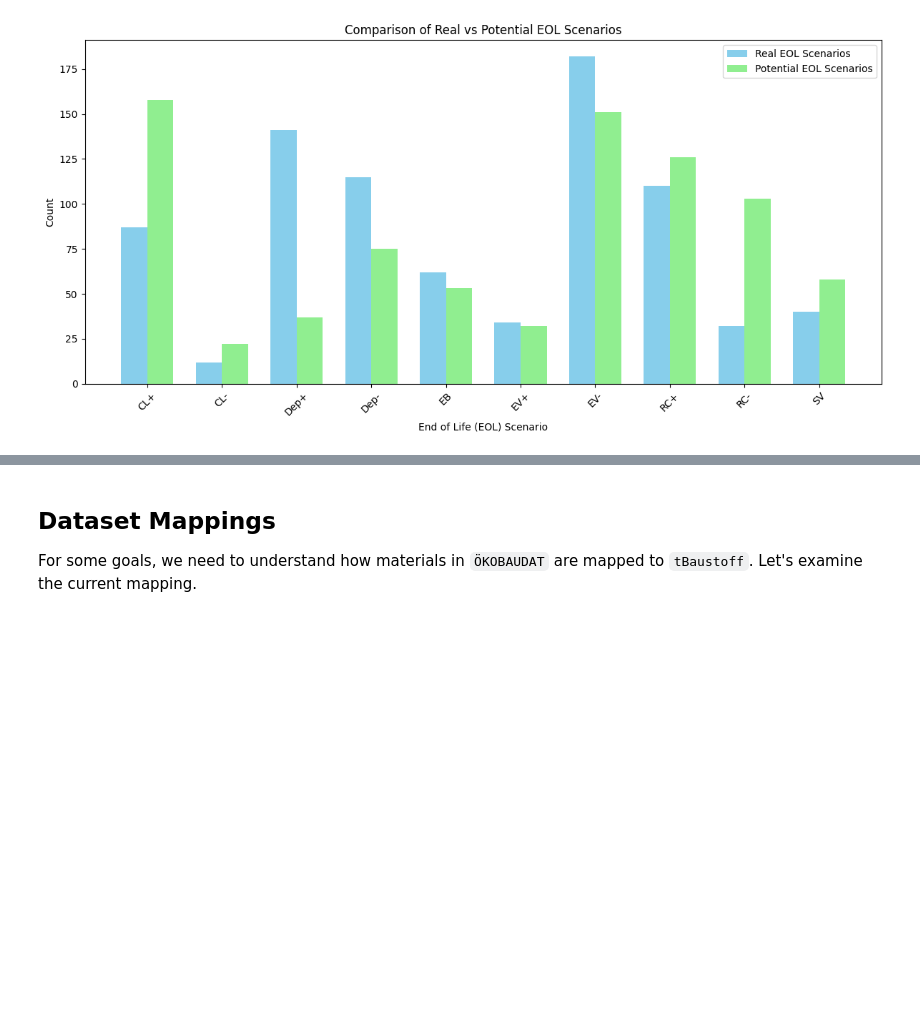
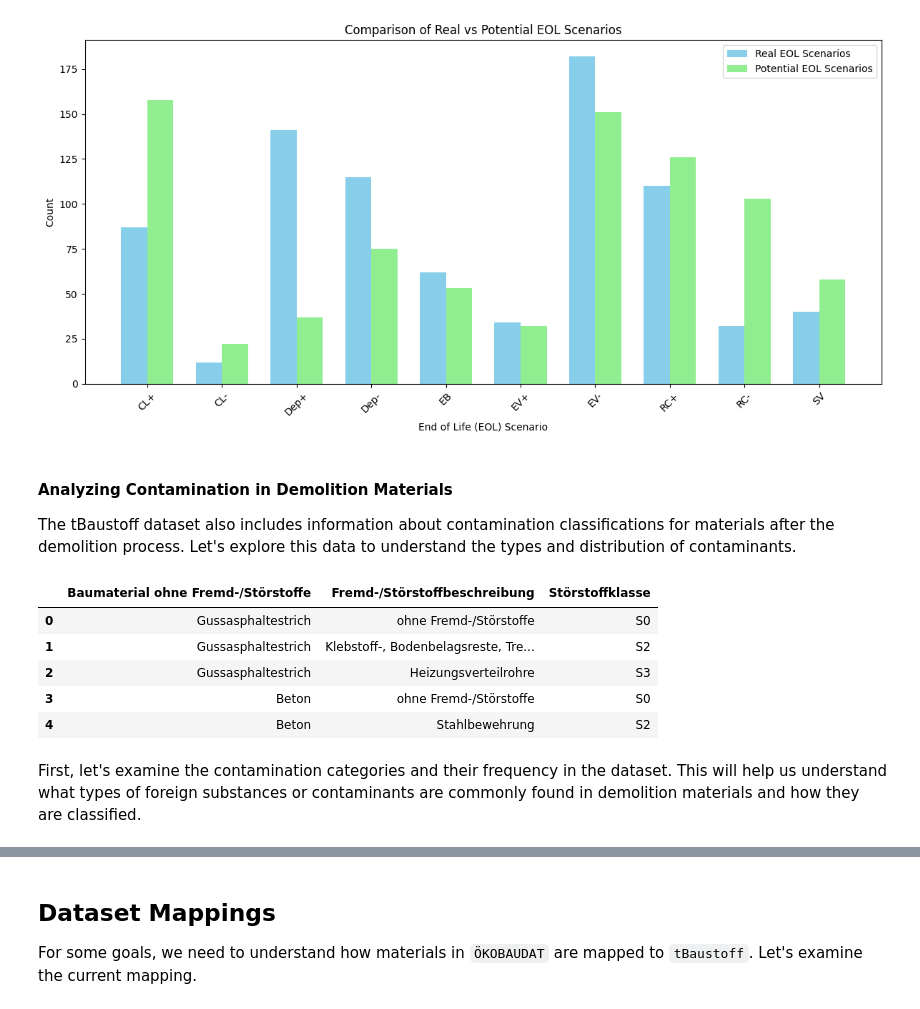
Before and after one commit to n3xtcoder/ai4impact-bbsr, a Jupyter notebook: data_exploration.ipynb, the cells around one changed output, grey strips where cells are left out. Cells and saved outputs as stored; diff of their text form; code cells hidden in the pictures; blank space fills up the shorter version.

```diff
--- a/data_exploration.ipynb
+++ b/data_exploration.ipynb
@@ -309,3 +310,20 @@ plt.tight_layout()
 plt.show()
 # %% [output]
 [figure]
+# %% [markdown]
+#### Analyzing Contamination in Demolition Materials
+
+The tBaustoff dataset also includes information about contamination classifications for materials after the demolition process. Let's explore this data to understand the types and distribution of contaminants.
+# %%
+# Load the data
+pollutants = pd.read_csv('data/tBaustoff/pollutant_combinations.csv')
+pollutants.head()
+# %% [output]
+|  | Baumaterial ohne Fremd-/Störstoffe | Fremd-/Störstoffbeschreibung | Störstoffklasse |
+| 0 | Gussasphaltestrich | ohne Fremd-/Störstoffe | S0 |
+| 1 | Gussasphaltestrich | Klebstoff-, Bodenbelagsreste, Tre... | S2 |
+| 2 | Gussasphaltestrich | Heizungsverteilrohre | S3 |
+| 3 | Beton | ohne Fremd-/Störstoffe | S0 |
+| 4 | Beton | Stahlbewehrung | S2 |
+# %% [markdown]
+First, let's examine the contamination categories and their frequency in the dataset. This will help us understand what types of foreign substances or contaminants are commonly found in demolition materials and how they are classified.
```
Also changed, not shown: parts of 5 cells of this notebook, 2 other files.
